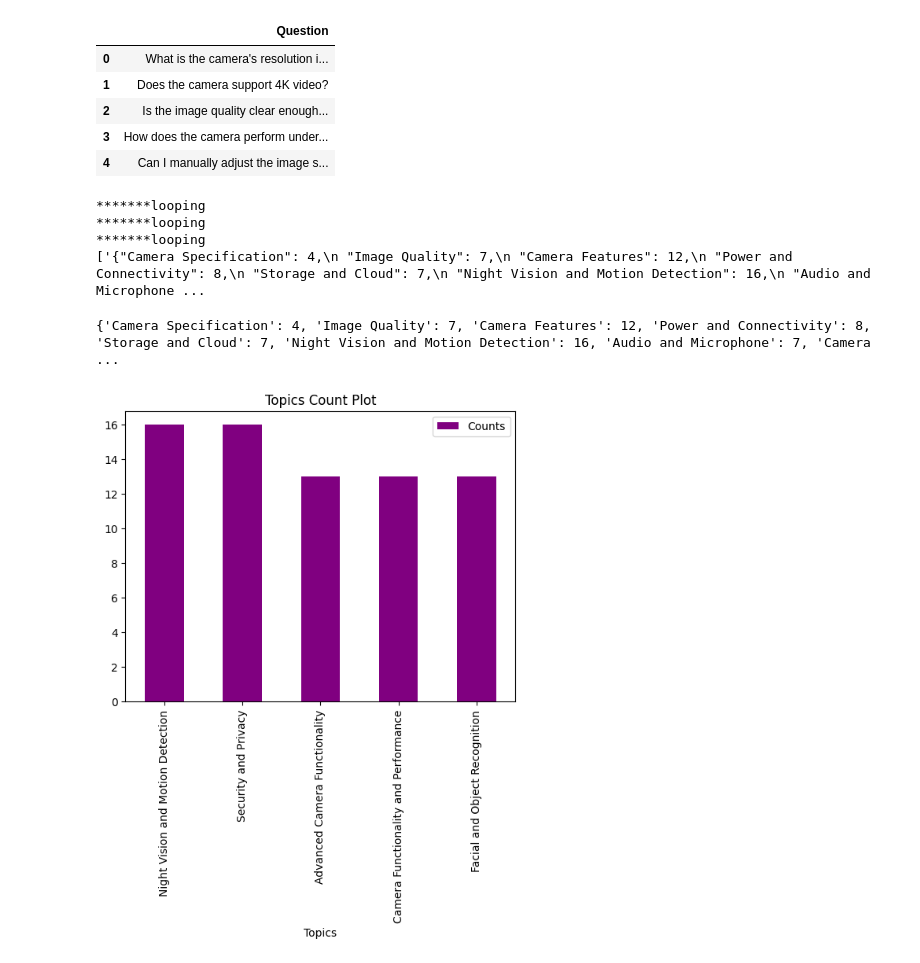
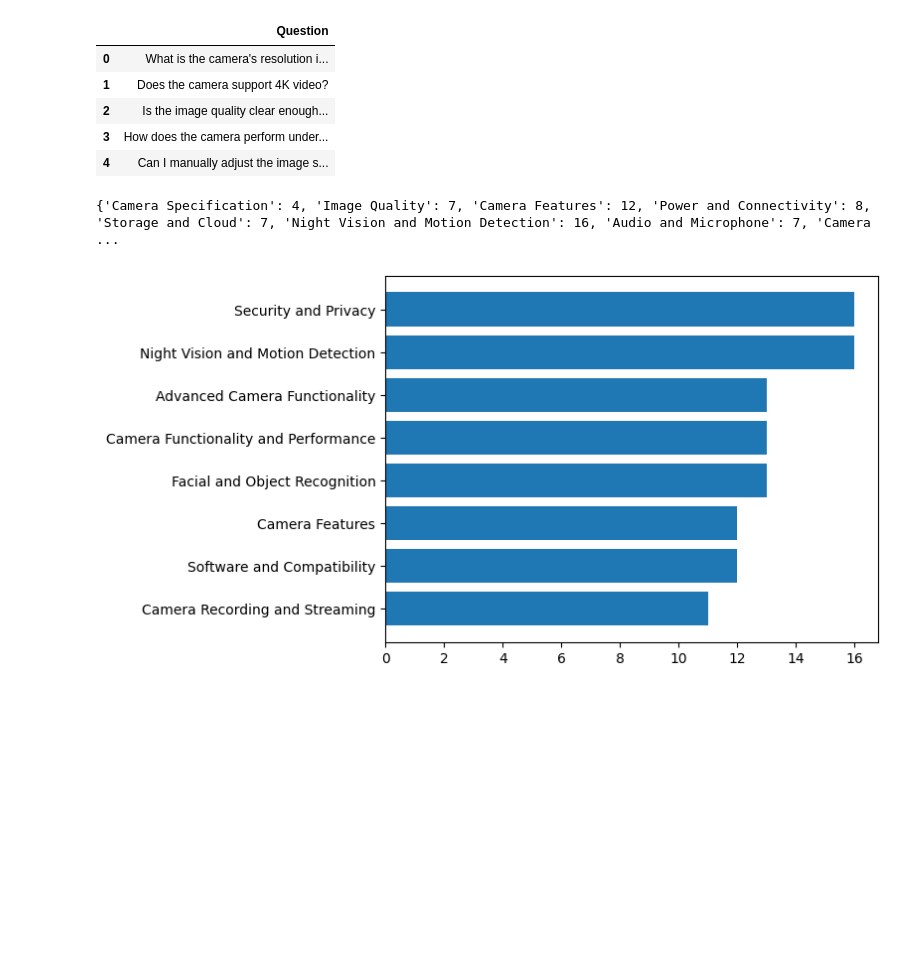
Before and after one commit to hitpoint6/Langchain-OpenAI-Practice, a Jupyter notebook: summarize_topics/summarize-topics-llm.ipynb, the cells around one changed output. Drawn from its saved outputs; the diff is of its cells as text; code cells hidden in the pictures; blank space fills up the shorter version.

```diff
--- a/summarize_topics/summarize-topics-llm.ipynb
+++ b/summarize_topics/summarize-topics-llm.ipynb
@@ -163,12 +163,6 @@ None
 # %%
 chunks = convert_series_to_chunks(df["Question"])
 final_chunks = recursive_summarize(chunks)
-print(final_chunks)
-# %% [output]
-*******looping
-*******looping
-*******looping
-['{"Camera Specification": 4,\n "Image Quality": 7,\n "Camera Features": 12,\n "Power and Connectivity": 8,\n "Storage and Cloud": 7,\n "Night Vision and Motion Detection": 16,\n "Audio and Microphone ...
 # %%
 import json
 
@@ -179,13 +173,15 @@ print(summary_dict)
 # %%
 import matplotlib.pyplot as plt
 
 topics = [(key, value) for key, value in summary_dict.items()]
 df = pd.DataFrame(topics, columns=["Topics", "Counts"]).sort_values(
-    "Counts", ascending=False)
-df.head()
+    "Counts", ascending=True)
 
-df.head(5).plot(x='Topics', y='Counts', kind='bar',
-                color='purple', title='Topics Count Plot')
+df = df.tail(8)
+
+plt.barh(df["Topics"], df["Counts"])
+# df.head(5).plot(x='Topics', y='Counts', kind='bar',
+#                 color='purple', title='Topics Count Plot')
 plt.show()
 # %% [output]
-[figure, old version]
+[figure, new version]
```
